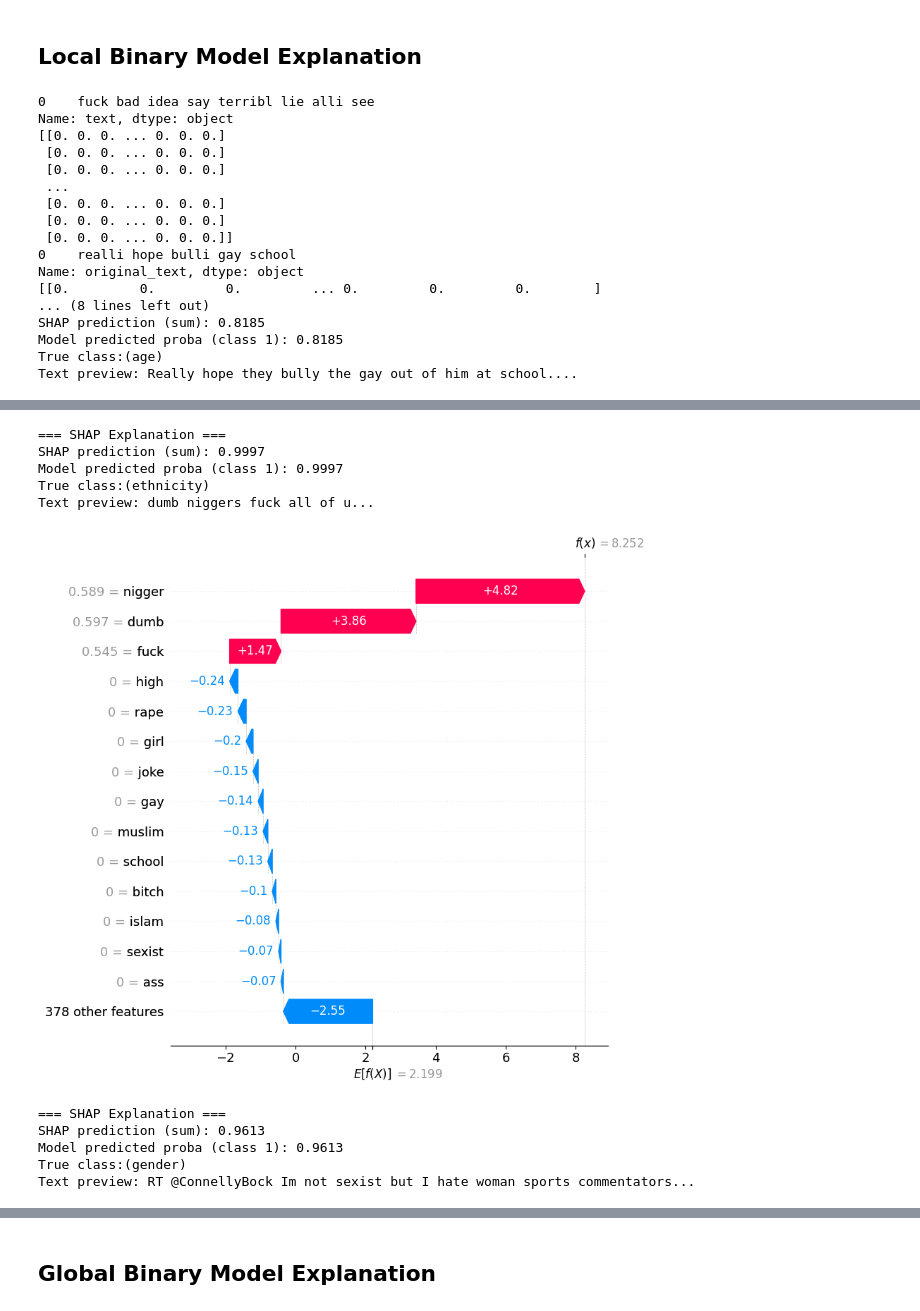
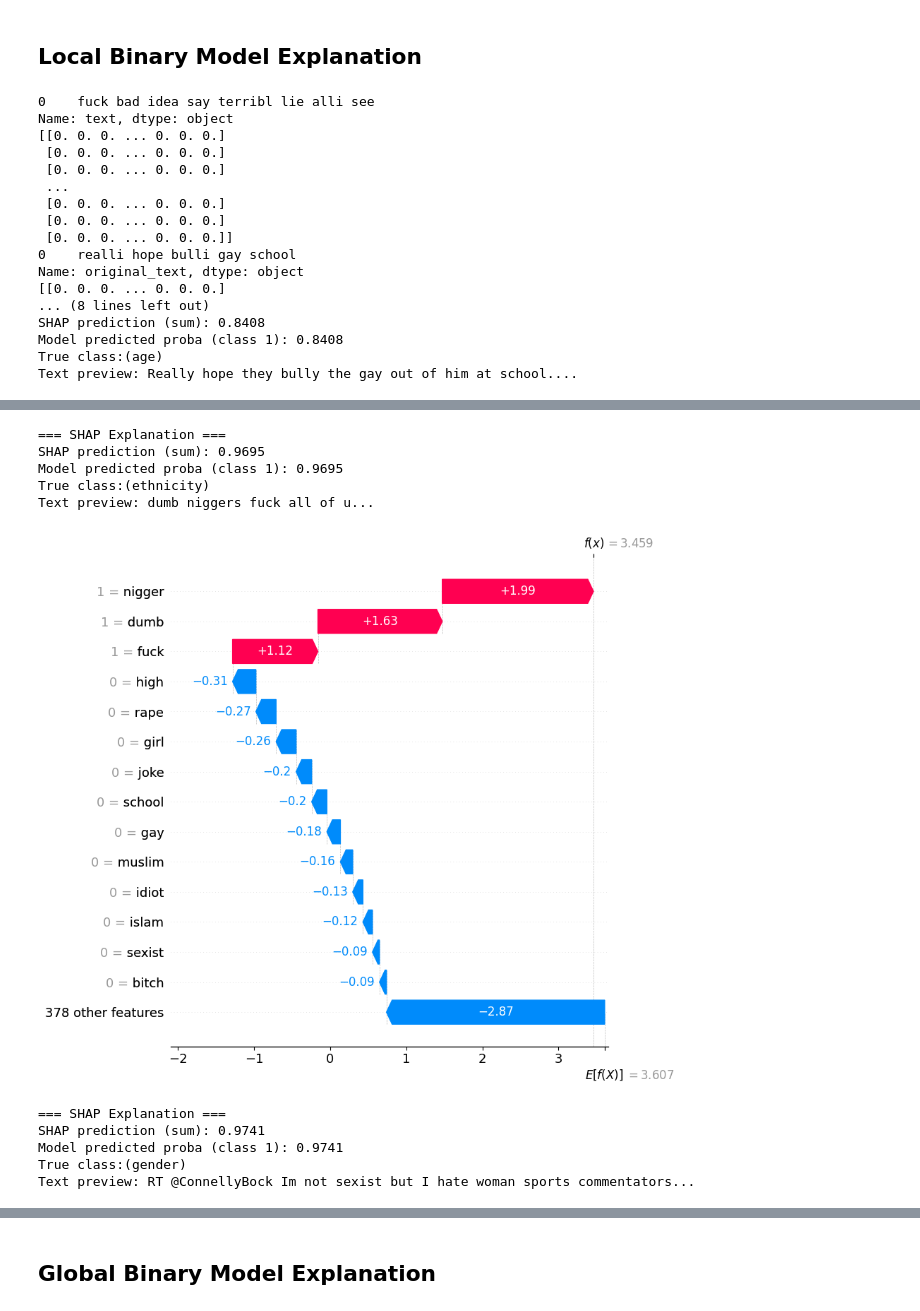
Before and after one commit to msegreto/CyberbullismDetection, a Jupyter notebook: notebook/7.2_ModelExplanationBinary.ipynb, the cells around one changed output, grey strips where cells are left out. Drawn from its saved outputs; the diff is of its cells as text; code cells hidden in the pictures.

```diff
--- a/notebook/7.2_ModelExplanationBinary.ipynb
+++ b/notebook/7.2_ModelExplanationBinary.ipynb
@@ -26,19 +26,19 @@ y_binary = df_train["binary_label"].map({
     "not_cyberbullying": 0
 })
 
-pipeline_binary = joblib.load("../model/binary/LogisticRegression_TF-IDF.pkl")
+pipeline_binary = joblib.load("../model/binary/LogisticRegression_BoW.pkl")
 
 lr_binary = pipeline_binary.named_steps["model"]
 
-tfidf_vectorizer_binary = pipeline_binary.named_steps["vectorizer"]
+bow_vectorizer_binary = pipeline_binary.named_steps["vectorizer"]
 
-vocab = tfidf_vectorizer_binary.get_feature_names_out()
+vocab = bow_vectorizer_binary.get_feature_names_out()
 
 print("\nBinary pipeline steps:")
 print(pipeline_binary.steps)
 print("\nExtracted model types:")
 print("Binary model:   ", type(lr_binary))
-print("Binary vocab size:   ", len(tfidf_vectorizer_binary.get_feature_names_out()))
+print("Binary vocab size:   ", len(bow_vectorizer_binary.get_feature_names_out()))
 # %% [output]
 [interactive output not drawn]
 Binary pipeline steps:
@@ -54,13 +54,13 @@ Binary vocab size:    392
 
 X_train = X_text.apply(preprocess_text)
 print(X_train.head(1))
-X_train= tfidf_vectorizer_binary.transform(X_train).toarray().astype("float32")
+X_train= bow_vectorizer_binary.transform(X_train).toarray().astype("float32")
 print(X_train)
 
 test = pd.read_csv("../dataset/selected_explanable_example.csv")
 X_test = test["original_text"].apply(preprocess_text)
 print(X_test.head(1))
-X_test= tfidf_vectorizer_binary.transform(X_test).toarray().astype("float32")
+X_test= bow_vectorizer_binary.transform(X_test).toarray().astype("float32")
 print(X_test)
 
 explainer = shap.Explainer(lr_binary, X_train)
@@ -100,9 +100,9 @@ Name: text, dtype: object
  [0. 0. 0. ... 0. 0. 0.]]
 0    realli hope bulli gay school
 Name: original_text, dtype: object
-[[0.         0.         0.         ... 0.         0.         0.        ]
+[[0. 0. 0. ... 0. 0. 0.]
 ... (8 lines left out)
-SHAP prediction (sum): 0.8185
-Model predicted proba (class 1): 0.8185
+SHAP prediction (sum): 0.8408
+Model predicted proba (class 1): 0.8408
 True class:(age)
 Text preview: Really hope they bully the gay out of him at school....
@@ -110,11 +110,11 @@ Text preview: Really hope they bully the gay out of him at school....
 === SHAP Explanation ===
-SHAP prediction (sum): 0.9997
-Model predicted proba (class 1): 0.9997
+SHAP prediction (sum): 0.9695
+Model predicted proba (class 1): 0.9695
 True class:(ethnicity)
 Text preview: dumb niggers fuck all of u...
-[figure, old version]
+[figure, new version]
 === SHAP Explanation ===
-SHAP prediction (sum): 0.9613
-Model predicted proba (class 1): 0.9613
+SHAP prediction (sum): 0.9741
+Model predicted proba (class 1): 0.9741
 True class:(gender)
 Text preview: RT @ConnellyBock Im not sexist but I hate woman sports commentators...
```
Also changed, not shown: parts of 3 cells of this notebook, 14 other files.
